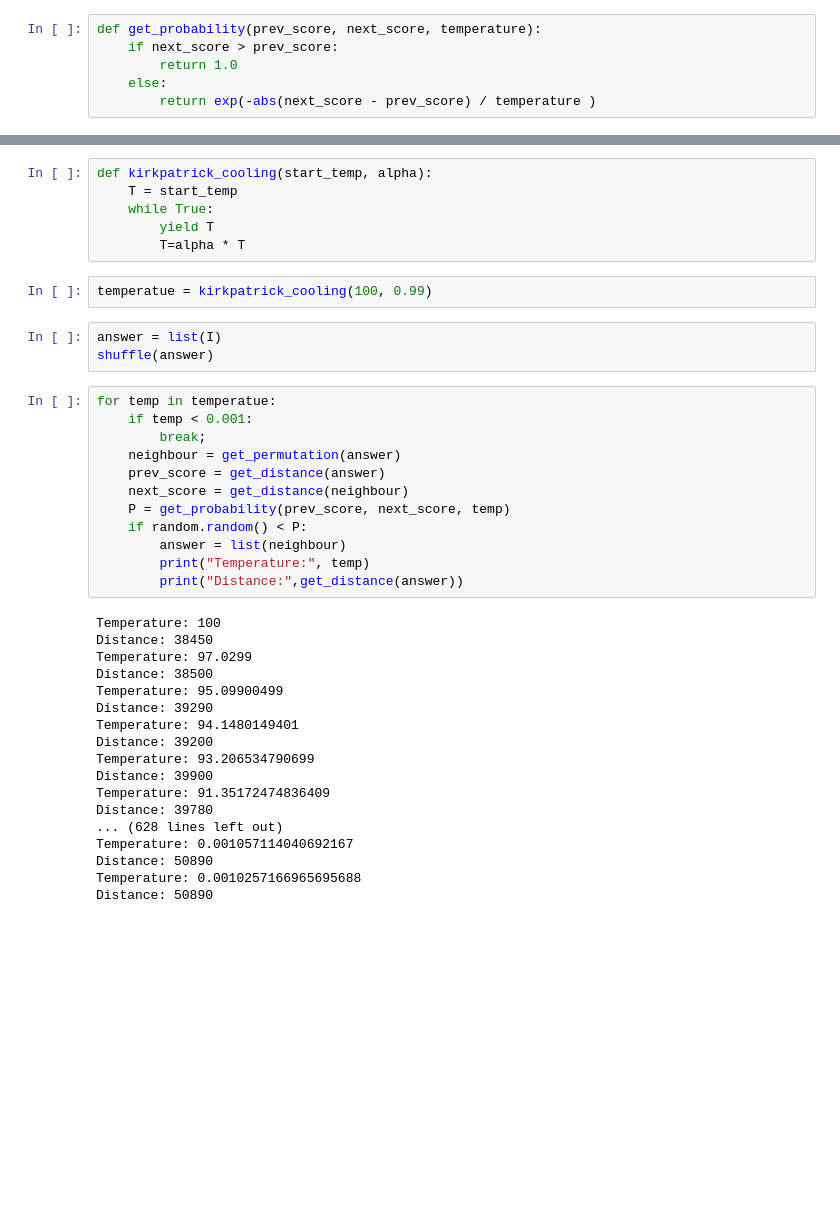
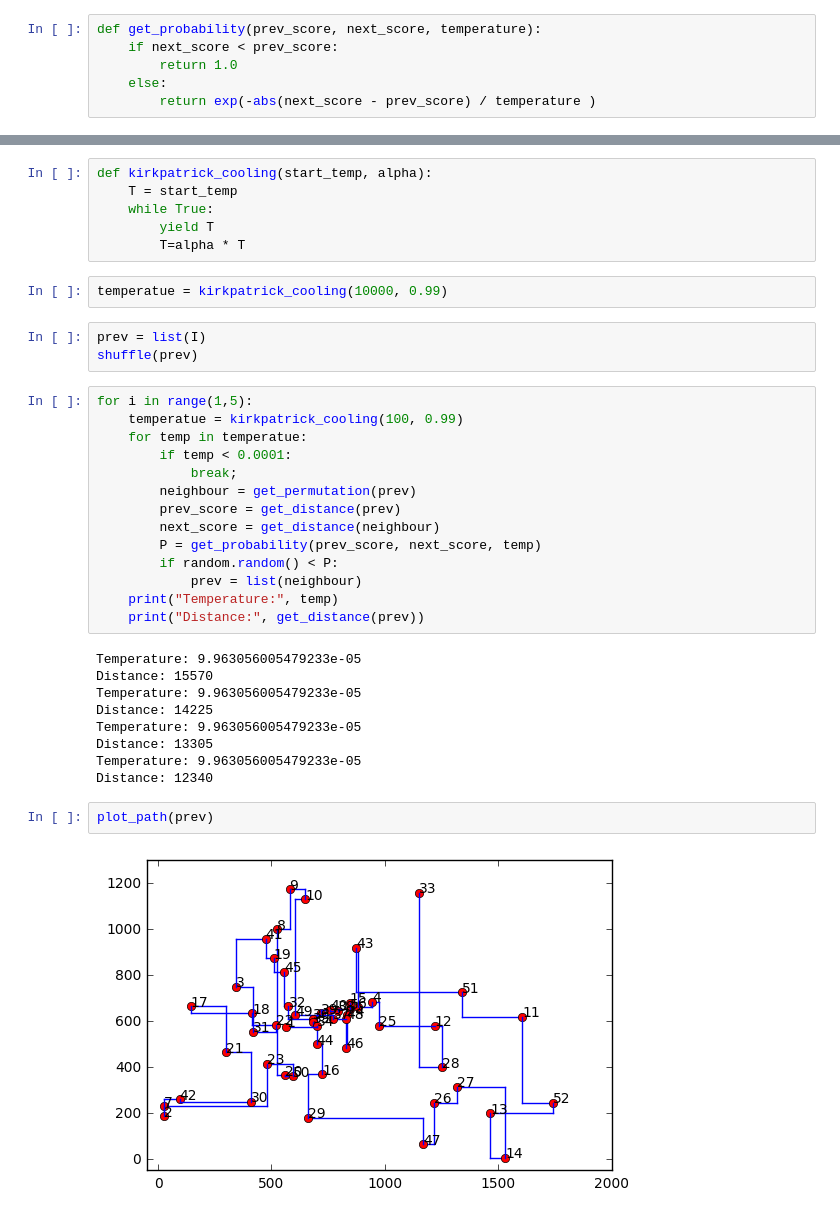
Before and after one commit to AirVan21/Machine-Learning, a Jupyter notebook: Python/projects/LocalSearch/src/Annealing_GA.ipynb, the cells around one changed output, grey strips where cells are left out. Saved outputs shown, nothing was run; the diff lists cells and outputs as text; blank space fills up the shorter version.

```diff
--- a/Python/projects/LocalSearch/src/Annealing_GA.ipynb
+++ b/Python/projects/LocalSearch/src/Annealing_GA.ipynb
@@ -79,7 +79,7 @@ plot_path(test_points)
 # Task 3 (Simulated Annealing)
 # %%
 def get_probability(prev_score, next_score, temperature):
-    if next_score > prev_score:
+    if next_score < prev_score:
         return 1.0
     else:
         return exp(-abs(next_score - prev_score) / temperature )
@@ -98,37 +98,34 @@ def kirkpatrick_cooling(start_temp, alpha):
         yield T
         T=alpha * T
 # %%
-temperatue = kirkpatrick_cooling(100, 0.99)
+temperatue = kirkpatrick_cooling(10000, 0.99)
 # %%
-answer = list(I)
-shuffle(answer)
+prev = list(I)
+shuffle(prev)
 # %%
-for temp in temperatue:
-    if temp < 0.001:
-        break;
-    neighbour = get_permutation(answer)
-    prev_score = get_distance(answer)
-    next_score = get_distance(neighbour)
-    P = get_probability(prev_score, next_score, temp)
-    if random.random() < P:
-        answer = list(neighbour)
-        print("Temperature:", temp)
-        print("Distance:",get_distance(answer))
+for i in range(1,5):
+    temperatue = kirkpatrick_cooling(100, 0.99)
+    for temp in temperatue:
+        if temp < 0.0001:
+            break;
+        neighbour = get_permutation(prev)
+        prev_score = get_distance(prev)
+        next_score = get_distance(neighbour)
+        P = get_probability(prev_score, next_score, temp)
+        if random.random() < P:
+            prev = list(neighbour)
+    print("Temperature:", temp)
+    print("Distance:", get_distance(prev))
 # %% [output]
-Temperature: 100
-Distance: 38450
-Temperature: 97.0299
-Distance: 38500
-Temperature: 95.09900499
-Distance: 39290
-Temperature: 94.1480149401
-Distance: 39200
-Temperature: 93.206534790699
-Distance: 39900
-Temperature: 91.35172474836409
-Distance: 39780
-... (628 lines left out)
-Temperature: 0.001057114040692167
-Distance: 50890
-Temperature: 0.0010257166965695688
-Distance: 50890
+Temperature: 9.963056005479233e-05
+Distance: 15570
+Temperature: 9.963056005479233e-05
+Distance: 14225
+Temperature: 9.963056005479233e-05
+Distance: 13305
+Temperature: 9.963056005479233e-05
+Distance: 12340
+# %%
+plot_path(prev)
+# %% [output]
+[figure, added]
```
Also changed, not shown: parts of 17 cells of this notebook.
